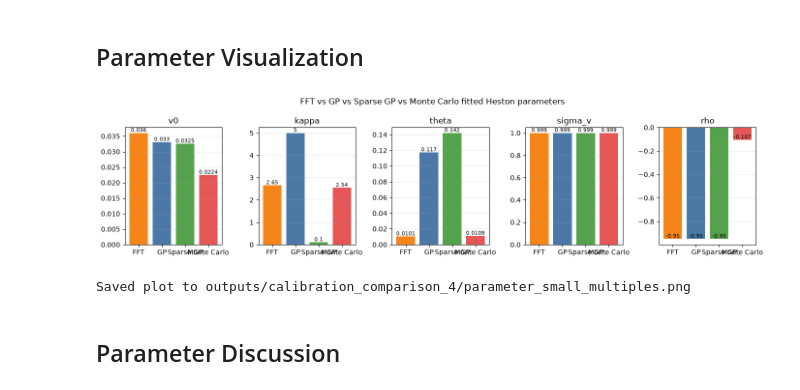
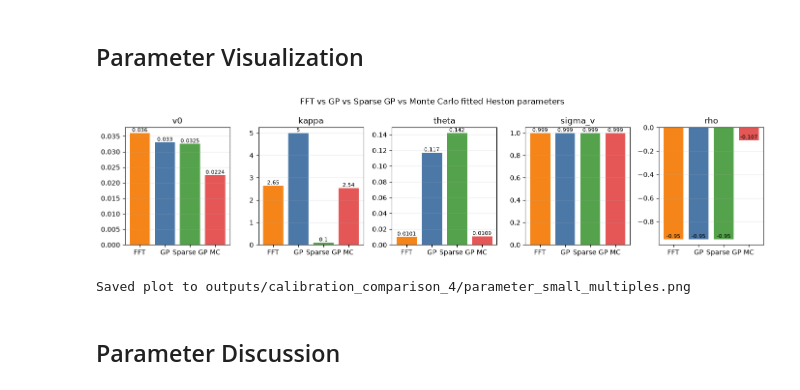
Before and after one commit to chloezh0/HestonGP, a Jupyter notebook: compare_calibrations_4.ipynb, the cells around one changed output. Cells and saved outputs as stored; diff of their text form; code cells hidden in the pictures.

```diff
--- a/compare_calibrations_4.ipynb
+++ b/compare_calibrations_4.ipynb
@@ -79,28 +79,28 @@ parameter_table
 # %%
 # Use one y-axis per parameter so small-scale parameters stay visible.
 fig, axes = plt.subplots(1, len(PARAMETER_COLUMNS), figsize=(14, 3.5))
 
-method_labels = ["FFT", "GP", "Sparse GP", "Monte Carlo"]
+method_labels = ["FFT", "GP", "Sparse GP", "MC"]
 method_colors = ["#F58518", "#4C78A8", "#54A24B", "#E45756"]
 
 for ax, row in zip(axes, parameter_table.itertuples(index=False)):
     values = [row.fft_calibrated, row.gp_calibrated, row.sparse_gp_calibrated, row.mc_calibrated]
     ax.bar(method_labels, values, color=method_colors)
     ax.set_title(row.parameter)
     ax.grid(axis="y", alpha=0.25)
     for i, value in enumerate(values):
         ax.text(i, value, f"{value:.3g}", ha="center", va="bottom", fontsize=8)
 
 fig.suptitle("FFT vs GP vs Sparse GP vs Monte Carlo fitted Heston parameters")
 fig.tight_layout()
 
 parameter_plot_path = OUTPUT_DIR / "parameter_small_multiples.png"
 fig.savefig(parameter_plot_path, dpi=180)
 plt.show()
 
 print(f"Saved plot to {parameter_plot_path}")
 # %% [output]
-[figure, old version]
+[figure, new version]
 Saved plot to outputs/calibration_comparison_4/parameter_small_multiples.png
 # %% [markdown]
 ## Parameter Discussion
```
Also changed, not shown: parts of 6 cells of this notebook, 9 other files.
